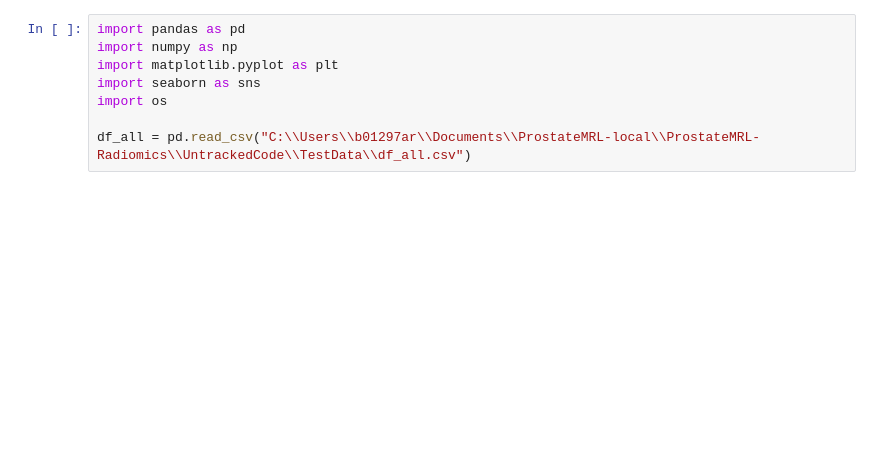
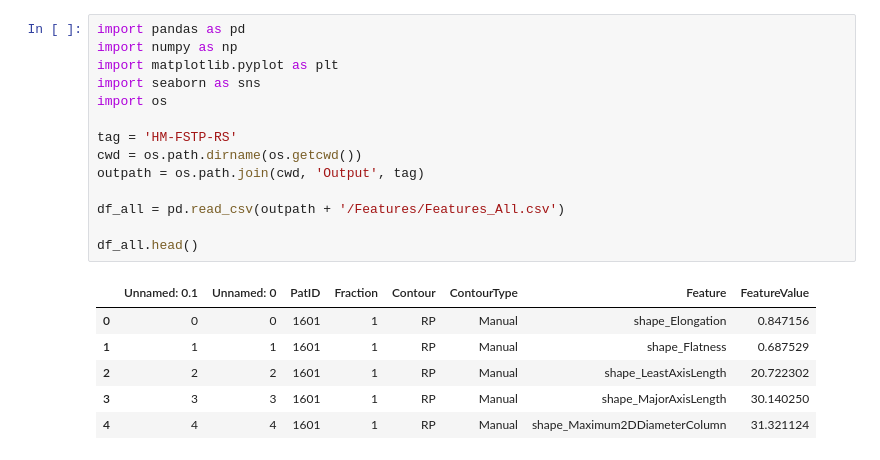
Before and after one commit to aaron-rankin/LongitudinalRadiomics-MRgRT, a Jupyter notebook: Visualisation/BarSignal.ipynb, the cells around one changed output. Saved outputs shown, nothing was run; the diff lists cells and outputs as text; blank space fills up the shorter version.

```diff
--- a/Visualisation/BarSignal.ipynb
+++ b/Visualisation/BarSignal.ipynb
@@ -1,8 +1,21 @@
 # %%
 import pandas as pd
 import numpy as np
 import matplotlib.pyplot as plt
 import seaborn as sns
 import os
 
-df_all = pd.read_csv("C:\\Users\\b01297ar\\Documents\\ProstateMRL-local\\ProstateMRL-Radiomics\\UntrackedCode\\TestData\\df_all.csv")
+tag = 'HM-FSTP-RS'
+cwd = os.path.dirname(os.getcwd())
+outpath = os.path.join(cwd, 'Output', tag)
+
+df_all = pd.read_csv(outpath + '/Features/Features_All.csv')
+
+df_all.head()
+# %% [output]
+|  | Unnamed: 0.1 | Unnamed: 0 | PatID | Fraction | Contour | ContourType | Feature | FeatureValue |
+| 0 | 0 | 0 | 1601 | 1 | RP | Manual | shape_Elongation | 0.847156 |
+| 1 | 1 | 1 | 1601 | 1 | RP | Manual | shape_Flatness | 0.687529 |
+| 2 | 2 | 2 | 1601 | 1 | RP | Manual | shape_LeastAxisLength | 20.722302 |
+| 3 | 3 | 3 | 1601 | 1 | RP | Manual | shape_MajorAxisLength | 30.140250 |
+| 4 | 4 | 4 | 1601 | 1 | RP | Manual | shape_Maximum2DDiameterColumn | 31.321124 |
```
Also changed, not shown: parts of 4 cells of this notebook, 4 other files.
